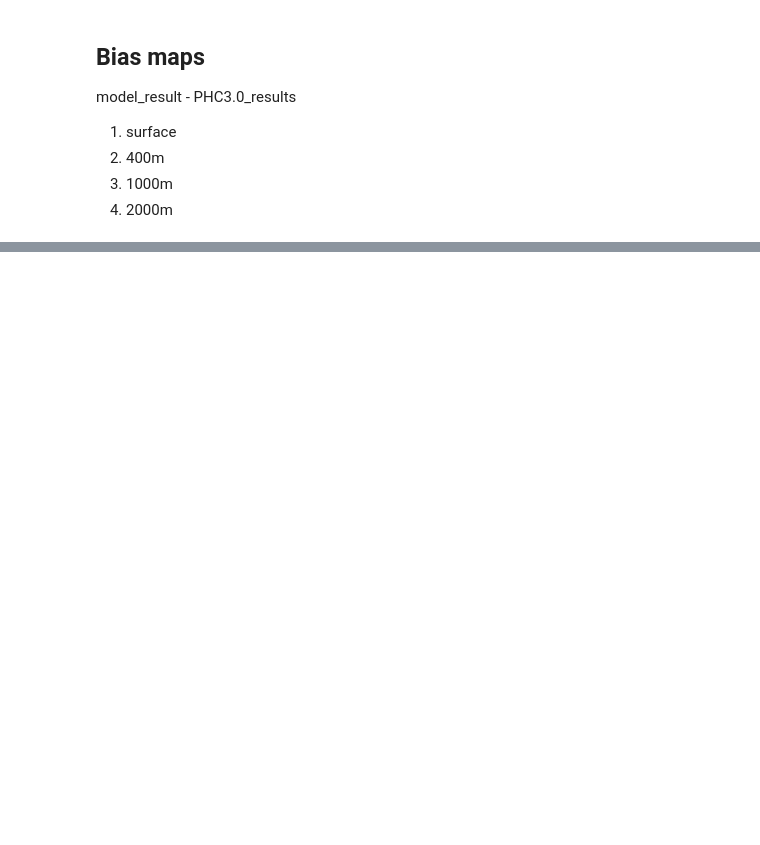
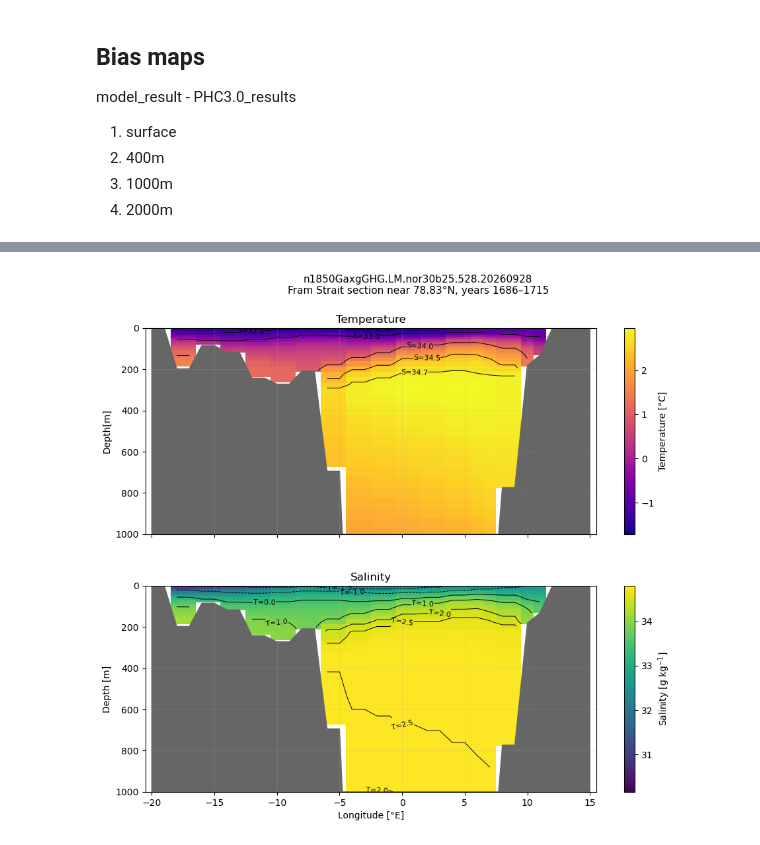
Before and after one commit to NorESMhub/blomster, a Jupyter notebook: notebooks/climatologies/Arctic_Ocean.ipynb, the cells around one changed output, grey strips where cells are left out. Cells and saved outputs as stored; diff of their text form; code cells hidden in the pictures; blank space fills up the shorter version.

```diff
--- a/notebooks/climatologies/Arctic_Ocean.ipynb
+++ b/notebooks/climatologies/Arctic_Ocean.ipynb
@@ -50,6 +43,21 @@ from utils.analysis import mean_at_depth,load_ocean_grid,deep_ocean_mask,shared_
 # www_root = "/nird/datalake/NS9015K/www/diagnostics/blomster/nililiu"
 # year_start = 1596
 # year_end = 1600
+
+caseid = cfg['experiment']['caseid']
+input_root = cfg['experiment']['input_root']
+work_root = cfg['experiment']['work_root']
+www_root = cfg['experiment']['www_root']
+year_start = cfg['experiment']['year_start']
+year_end = cfg['experiment']['year_end']
+
+
+time_coder = xr.coders.CFDatetimeCoder(use_cftime=True)
+grid_file = cfg['grids']['tnx1v4']['grid_file']
+years = range(year_start, year_end+1)
+hist_dir = Path(f"{input_root}/{caseid}/ocn/hist")
+files = [hist_dir / f"{caseid}.blom.hy.{yr}.nc" for yr in years]
+phc_file = cfg['datasets']['PHC3.0']['ANNUAL_file']
 # %% [markdown]
 ## Hovmoller diagrams
 # %% [markdown]
@@ -255,10 +262,6 @@ plt.show()
 2. 400m T & S
 3. 1000m T & S
 4. 2000m T & S
-# %%
-hist_dir = Path(f"{input_root}/{caseid}/ocn/hist")
-years = range(year_start, year_end + 1)
-files = [hist_dir / f"{caseid}.blom.hy.{year}.nc" for year in years]
 # %%
 # Climatology maps
 depths = [0,400,1000,2000]
@@ -414,0 +603,40 @@ Greenland to Svalbard profile
+# %%
+#add T and S
+temperature_contours = [-1.5, -1.0, 0.0, 1.0, 2.0, 2.5]
+salinity_contours = [32.0, 33.0, 34.0, 34.5, 34.7, 34.9, 35.0]
+
+fig, axes = plt.subplots(2,1,figsize=(11, 9),sharex=True)
+# Temperature
+temp_plot = axes[0].pcolormesh(temp_section["longitude"],temp_section["depth"],temp_section,cmap="plasma",shading="auto")
+salt_lines_on_temp = axes[0].contour(salt_section["longitude"],salt_section["depth"],salt_section,levels=salinity_contours,colors="black",linewidths=0.7,)
+axes[0].clabel(salt_lines_on_temp,inline=True,fontsize=8,fmt=lambda value:f"S={value:.1f}")
+axes[0].fill_between(target_lons,section_bottom,max_depth,color="0.4")
+axes[0].set_ylim(max_depth , 0)
+axes[0].set_ylabel("Depth[m]")
+axes[0].set_title("Temperature")
+axes[0].grid(alpha=0.2)
+fig.colorbar(temp_plot,ax=axes[0],label="Temperature [°C]")
+
+# Salinity
+salt_plot = axes[1].pcolormesh(salt_section["longitude"],salt_section["depth"],salt_section,cmap="viridis",shading="auto")
+temp_lines_on_salt = axes[1].contour(temp_section["longitude"],temp_section["depth"],temp_section,levels=temperature_contours,colors="black",linewidths=0.7,)
+axes[1].clabel(temp_lines_on_salt,inline=True,fontsize=8,fmt=lambda value:f"T={value:.1f}")
+axes[1].fill_between(target_lons,section_bottom,max_depth,color="0.4")
+axes[1].set_ylim(max_depth,0)
+axes[1].set_xlabel("Longitude [°E]")
+axes[1].set_ylabel("Depth [m]")
+axes[1].set_title("Salinity")
+axes[1].grid(alpha=0.2)
+
+fig.colorbar(salt_plot,ax=axes[1],label="Salinity [g kg$^{-1}$]")
+fig.suptitle(
+    f"{caseid}\n"
+    f"Fram Strait section near {target_lat:.2f}°N, "
+    f"years {year_start}–{year_end}",
+    fontsize=11,
+)
+
+fig.subplots_adjust(top=0.89,hspace=0.25)
+plt.show()
+# %% [output]
+[figure, added]
```
Also changed, not shown: parts of 24 cells of this notebook, 7 other files.
